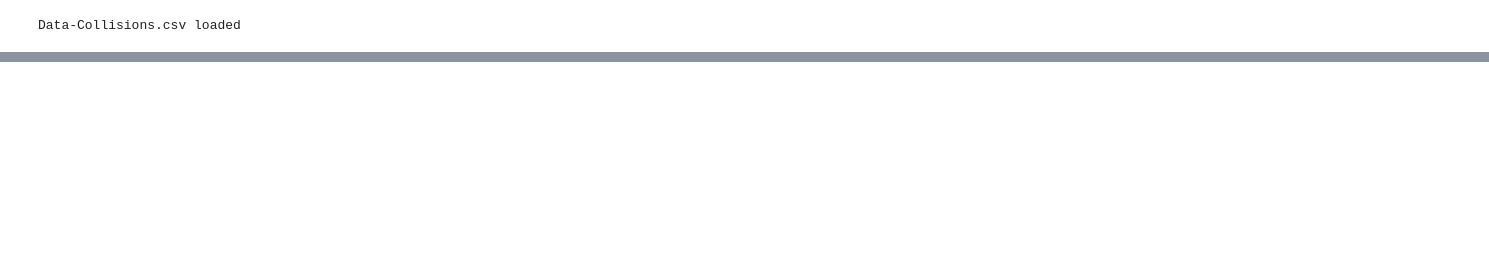
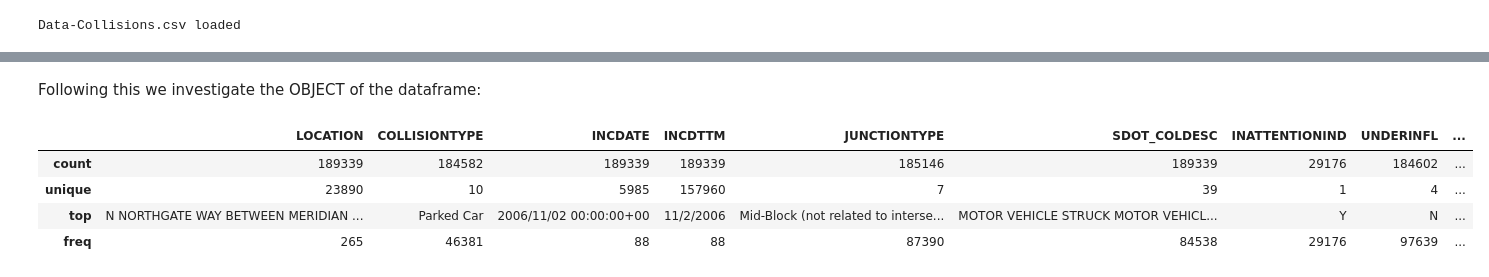
Before and after one commit to BFischer-GH/Coursera_Capstone, a Jupyter notebook: Coursera_Capstone.ipynb, the cells around one changed output, grey strips where cells are left out. Cells and saved outputs as stored; diff of their text form; code cells hidden in the pictures; blank space fills up the shorter version.

```diff
--- a/Coursera_Capstone.ipynb
+++ b/Coursera_Capstone.ipynb
@@ -59,0 +159,10 @@ print('Happy df is happy!')
+# %% [markdown]
+Following this we investigate the OBJECT of the dataframe:
+# %%
+df_clean.describe(include=['object'])
+# %% [output]
+|  | LOCATION | COLLISIONTYPE | INCDATE | INCDTTM | JUNCTIONTYPE | SDOT_COLDESC | INATTENTIONIND | UNDERINFL | ... |
+| count | 189339 | 184582 | 189339 | 189339 | 185146 | 189339 | 29176 | 184602 | ... |
+| unique | 23890 | 10 | 5985 | 157960 | 7 | 39 | 1 | 4 | ... |
+| top | N NORTHGATE WAY BETWEEN MERIDIAN ... | Parked Car | 2006/11/02 00:00:00+00 | 11/2/2006 | Mid-Block (not related to interse... | MOTOR VEHICLE STRUCK MOTOR VEHICL... | Y | N | ... |
+| freq | 265 | 46381 | 88 | 88 | 87390 | 84538 | 29176 | 97639 | ... |
```
Also changed, not shown: parts of 25 cells of this notebook.
